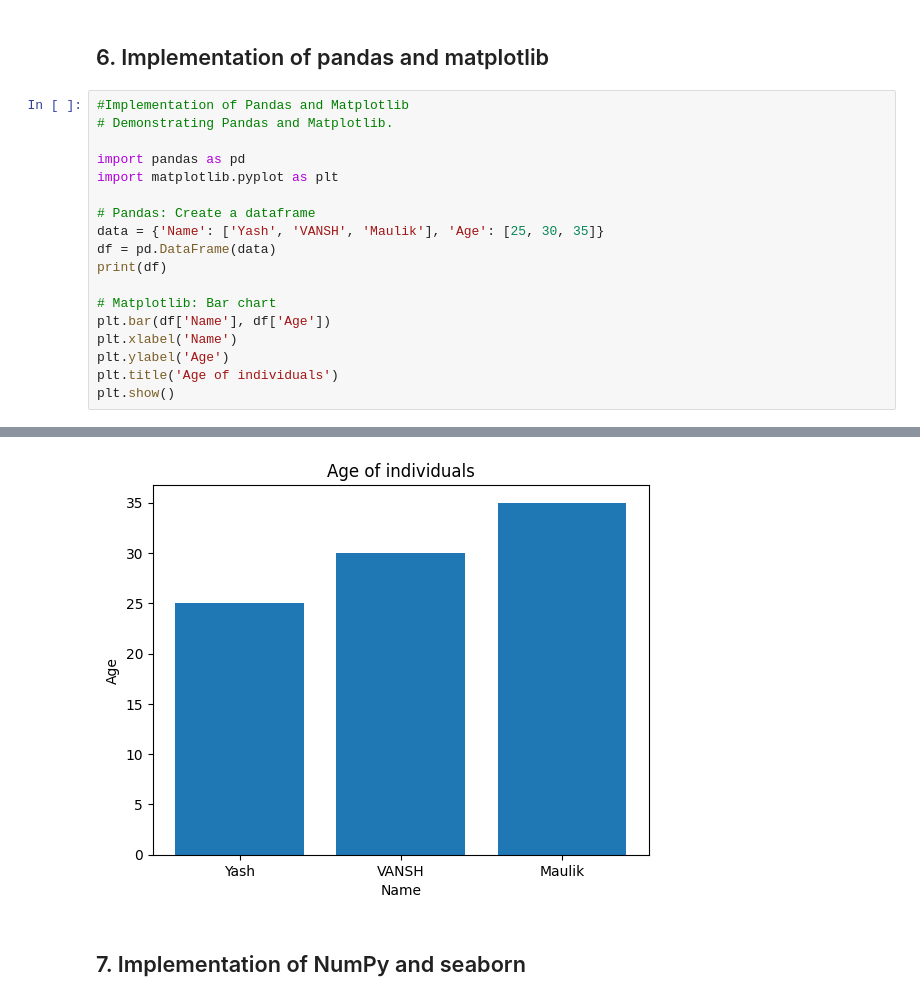
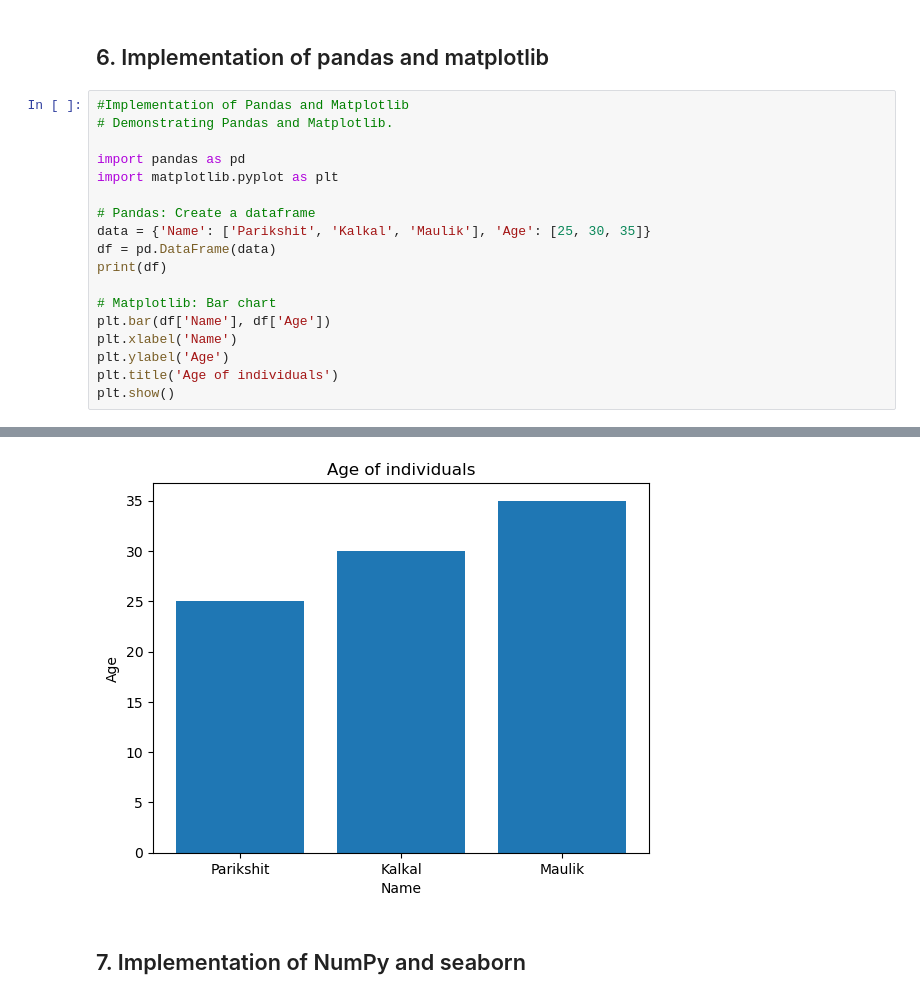
Before and after one commit to thenamakop/Python-Desktop, a Jupyter notebook: class/lab/lab_filee/ParikshitJha_240xxx_CSE4.ipynb, the cells around one changed output, grey strips where cells are left out. Drawn from its saved outputs; the diff is of its cells as text.

```diff
--- a/class/lab/lab_filee/ParikshitJha_240xxx_CSE4.ipynb
+++ b/class/lab/lab_filee/ParikshitJha_240xxx_CSE4.ipynb
@@ -338,7 +333,7 @@ import pandas as pd
 import matplotlib.pyplot as plt
 
 # Pandas: Create a dataframe
-data = {'Name': ['Yash', 'VANSH', 'Maulik'], 'Age': [25, 30, 35]}
+data = {'Name': ['Parikshit', 'Kalkal', 'Maulik'], 'Age': [25, 30, 35]}
 df = pd.DataFrame(data)
 print(df)
 
@@ -356,4 +351,4 @@ plt.show()
-[figure, old version]
+[figure, new version]
 # %% [markdown]
 ## 7. Implementation of NumPy and seaborn
 # %%
```
Also changed, not shown: parts of 3 cells of this notebook, 5 other files.
